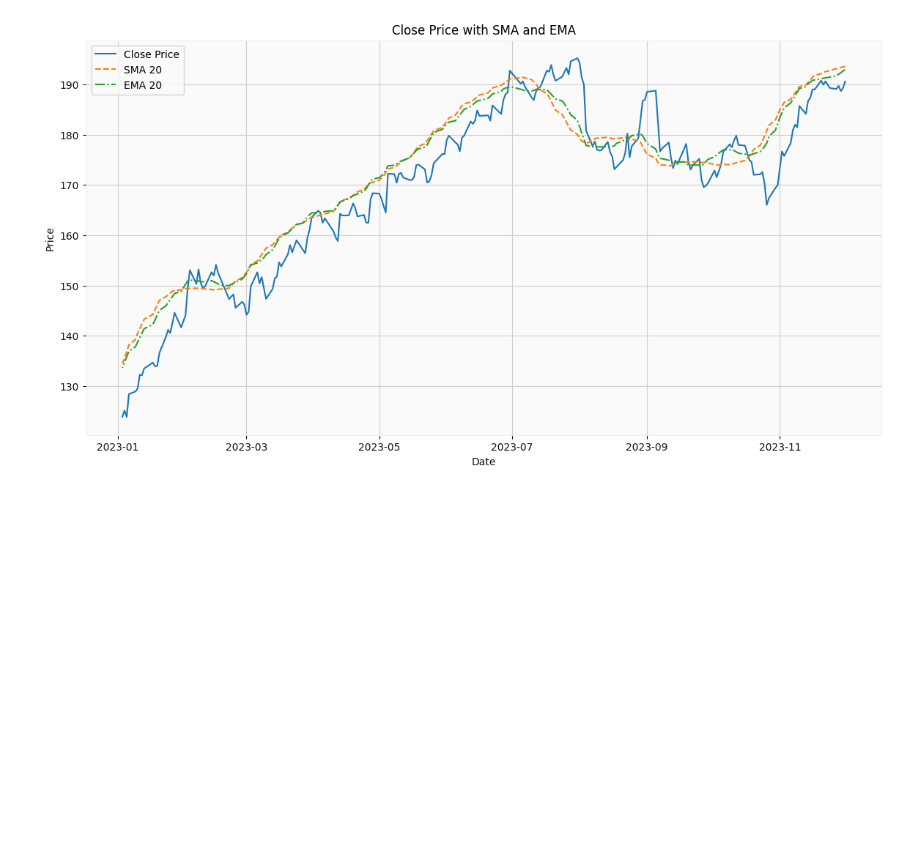
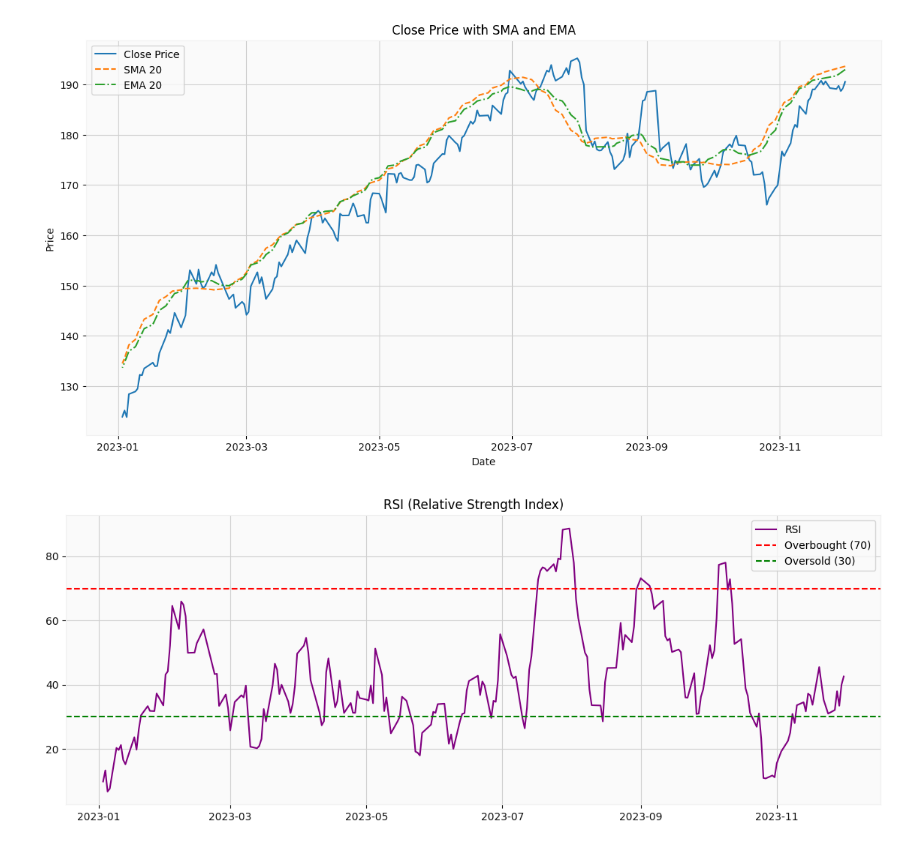
Before and after one commit to Nahom-ketsela/kaim-week-01, a Jupyter notebook: notebooks/APPL_analysis.ipynb, the cells around one changed output. Cells and saved outputs as stored; diff of their text form; code cells hidden in the pictures; blank space fills up the shorter version.

Commit message:
visualazation for the pynance analysis on 2023 done.

```diff
--- a/notebooks/APPL_analysis.ipynb
+++ b/notebooks/APPL_analysis.ipynb
@@ -170,3 +172,8 @@ print(data.head())
 pa.plot_close_with_indicators(data)
 # %% [output]
 [figure]
+# %%
+
+pa.plot_rsi(data)
+# %% [output]
+[figure, added]
```
Also changed, not shown: parts of 5 cells of this notebook, 1 other file.
